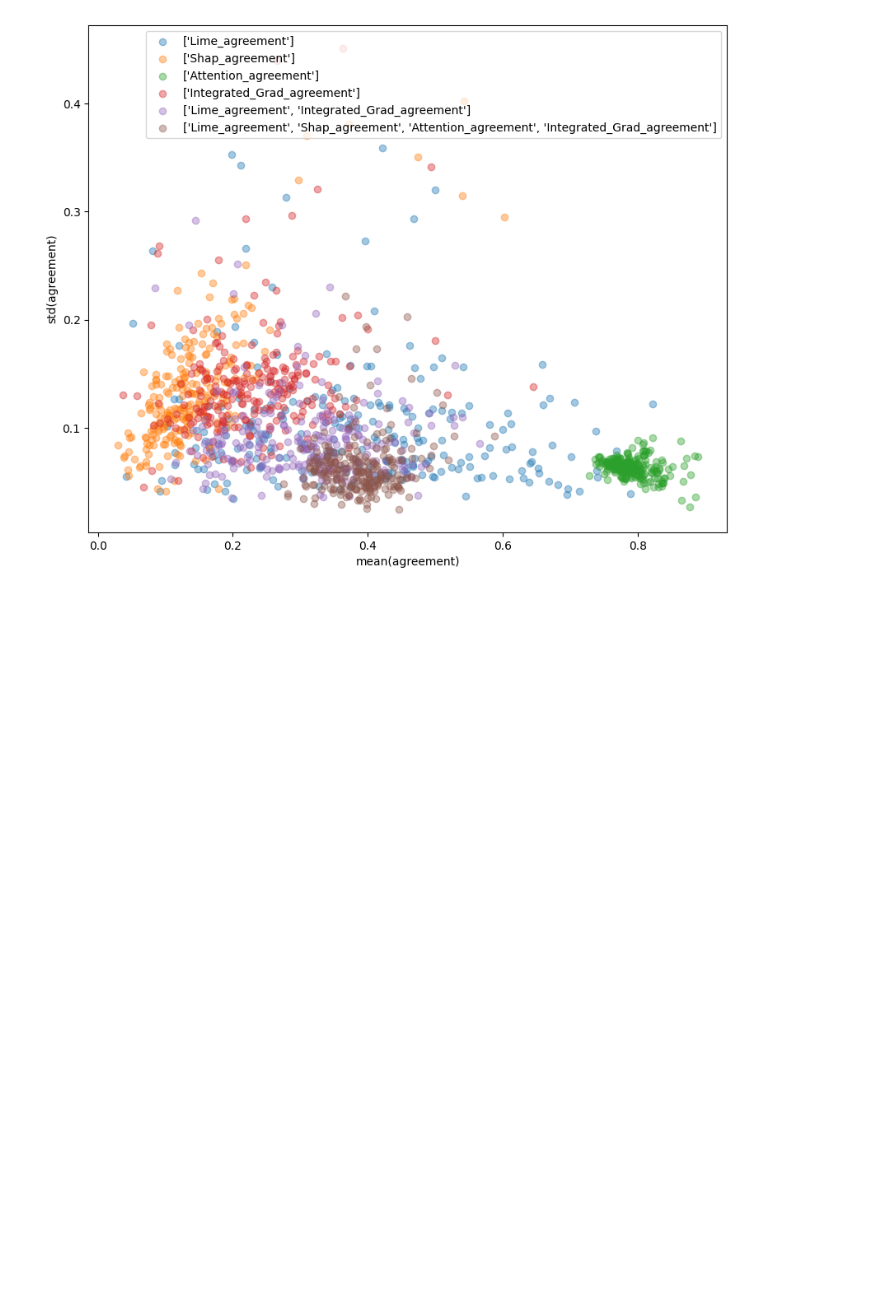
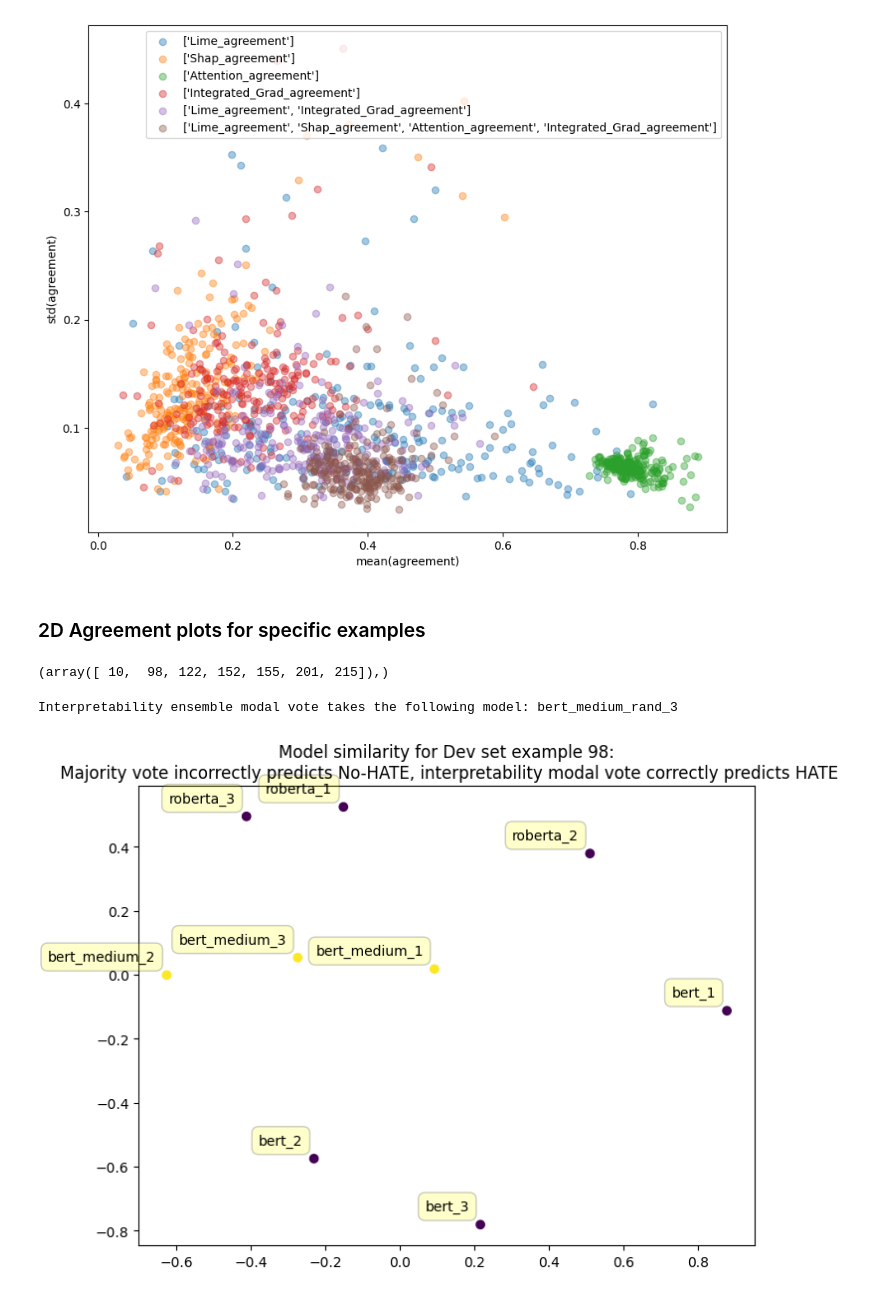
Before and after one commit to dolmas1/MLP_Group_Project, a Jupyter notebook: scripts/Evaluation_notebook.ipynb, the cells around one changed output. Drawn from its saved outputs; the diff is of its cells as text; code cells hidden in the pictures; blank space fills up the shorter version.

Commit message:
2D plots

```diff
--- a/scripts/Evaluation_notebook.ipynb
+++ b/scripts/Evaluation_notebook.ipynb
@@ -110,3 +138,62 @@ for mt in agreement_metrics:
     plt.legend()
 # %% [output]
 [figure]
+# %% [markdown]
+### 2D Agreement plots for specific examples
+# %%
+
+
+def simil(a, b, simil_type = 'cosine'):
+    if simil_type == 'cosine':
+        return np.dot(a, b)/(np.linalg.norm(a)*np.linalg.norm(b))
+    elif simil_type == 'dot':
+        return np.dot(a, b)
+
+# These examples are hatespeech, where our inter ensemble gets it right and majority baseline gets it wrong
+np.where(((all_ensemble_preds['True Label'] == 1) & (all_ensemble_preds['Lime_agreement_Shap_agreement_Attention_agreement_Integrated_Grad_agreement_modal_vote'] > 0.5) & (all_ensemble_preds['majority_baseline'] < 0.5)))
+# %% [output]
+(array([ 10,  98, 122, 152, 155, 201, 215]),)
+# %%
+# Which example shall we look at?
+idx = 98
+
+simil_type = 'cosine' # 'cosine' or 'dot'
+# %%
+this_example = df[df['Test_example'] == idx].copy()
+
+lime_scores = this_example['Lime_unified'].values
+shap_scores = this_example['Shap_unified'].values + 1e-8
+attn_scores = this_example['Attention_unified'].values
+intg_scores = this_example['Integrated_Grad_unified'].values
+
+lime_agreement = np.array([[simil(a, b, simil_type) for b in lime_scores] for a in lime_scores])
+shap_agreement = np.array([[simil(a, b, simil_type) for b in shap_scores] for a in shap_scores])
+attn_agreement = np.array([[simil(a, b, simil_type) for b in attn_scores] for a in attn_scores])
+intg_agreement = np.array([[simil(a, b, simil_type) for b in intg_scores] for a in intg_scores])
+
+#dist_matrix = (1 - lime_agreement) + (1 - shap_agreement) + (1 - attn_agreement) + (1 - intg_agreement)
+dist_matrix = (1 - lime_agreement)
+
+# convert distance matrix to 2D embedding
+mds = manifold.MDS(n_components=2, dissimilarity="precomputed",
+                   random_state=42, normalized_stress = 'auto')
+results = mds.fit(dist_matrix)
+coords = results.embedding_
+
+# plot the result
+fix, axs = plt.subplots(figsize = (8,6))
+axs.scatter(coords[:, 0], coords[:, 1], marker = 'o', c = this_example['Predicted Label'])#, s = (4 - dist_matrix).sum(axis=0))
+#plt.legend()
+plt.title(f'Model similarity for Dev set example {idx}:\n Majority vote incorrectly predicts No-HATE, interpretability modal vote correctly predicts HATE')
+for label, x, y in zip(this_example['Model_id'], coords[:, 0], coords[:, 1]):
+    plt.annotate(
+        label[:-6] + label[-1],
+        xy = (x, y), xytext = (-8, 8),
+        textcoords = 'offset points', ha = 'right', va = 'bottom',
+        bbox = dict(boxstyle = 'round,pad=0.5', fc = 'yellow', alpha = 0.2))
+
+chosen_inter_model = this_example['Model_id'].values[dist_matrix.sum(axis=0).argmin()]
+print(f"Interpretability ensemble modal vote takes the following model: {chosen_inter_model}")
+# %% [output]
+Interpretability ensemble modal vote takes the following model: bert_medium_rand_3
+[figure, added]
```
Also changed, not shown: parts of 7 cells of this notebook.
